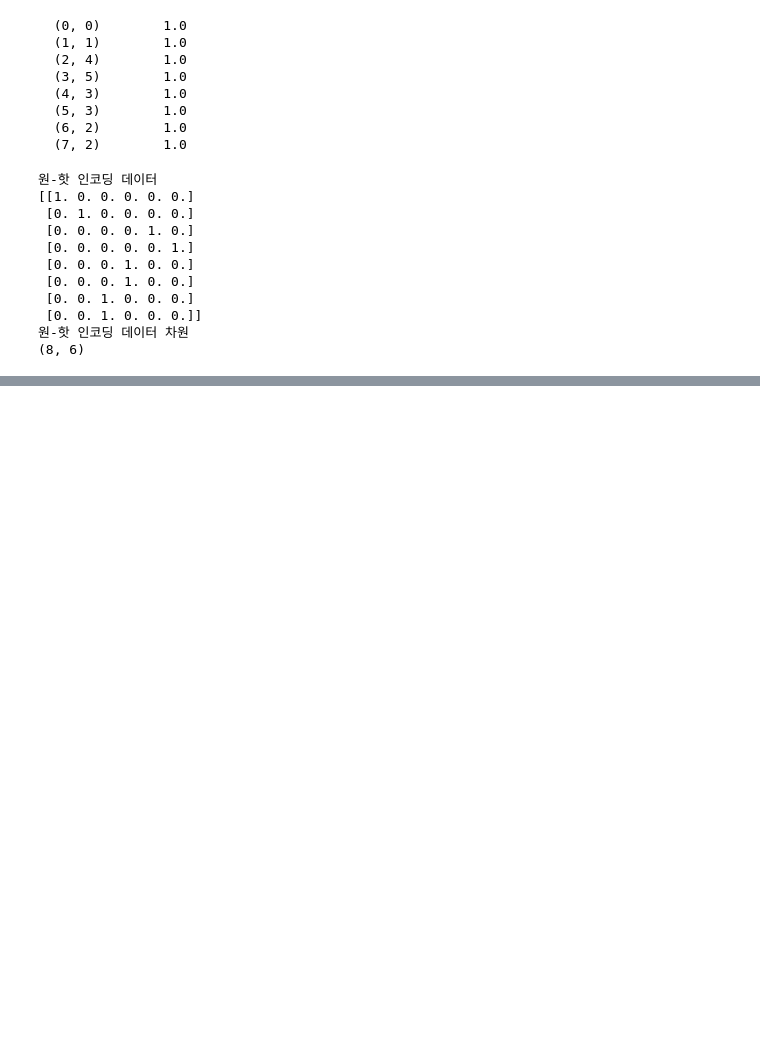
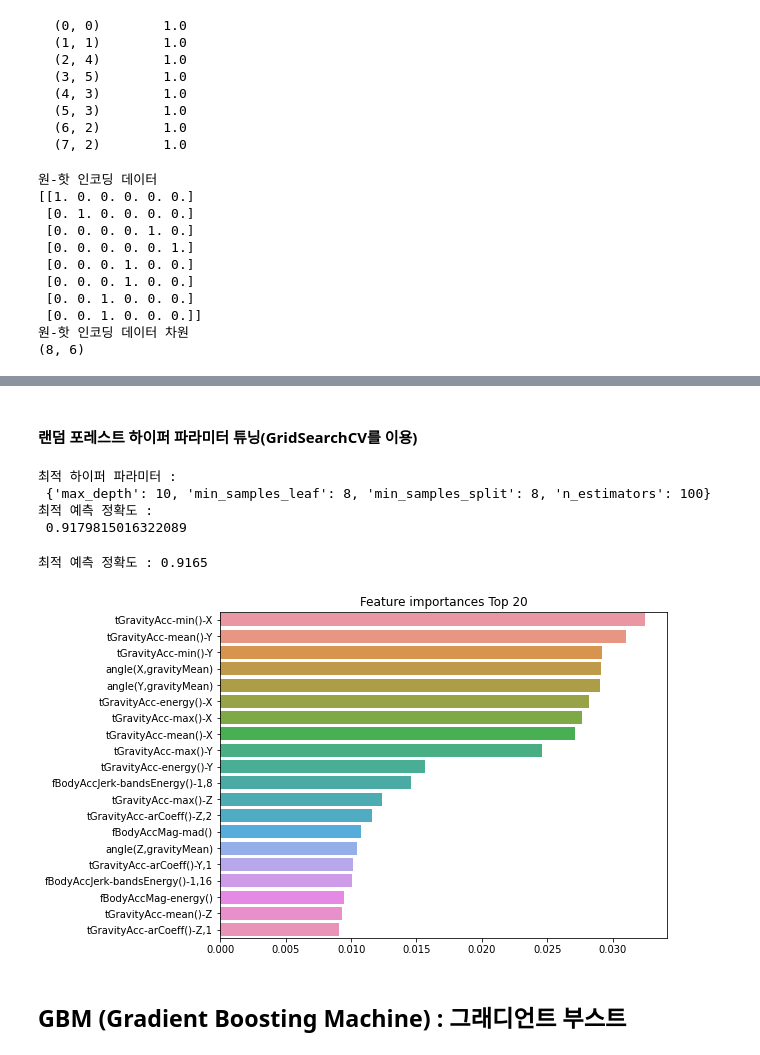
Before and after one commit to cabbi120101/TIL, a Jupyter notebook: ML/자습ML.ipynb, the cells around one changed output, grey strips where cells are left out. Saved outputs shown, nothing was run; the diff lists cells and outputs as text; code cells hidden in the pictures; blank space fills up the shorter version.

Commit message:
ML 관련 알고리즘 중 랜덤 포레스트, GBM, XGBoost 해봄, 한의원 갔다가 성재랑 공부함

```diff
--- a/ML/자습ML.ipynb
+++ b/ML/자습ML.ipynb
@@ -816,0 +1337,76 @@ print(oh_labels.shape)
+# %% [markdown]
+#### 랜덤 포레스트 하이퍼 파라미터 튜닝(GridSearchCV를 이용)
+# %%
+from sklearn.model_selection import GridSearchCV
+
+# 테스트 해 볼 데이터를 많이 넣으면 기하급수적으로 늘어남
+params = {
+    'n_estimators' : [100], # 1차적으로 100으로 하고, 나중에 최적화되면 늘려서 최종 예측 수행
+    'max_depth': [6, 8, 10, 12],
+    'min_samples_leaf' : [8, 12, 18],
+    'min_samples_split' : [8, 10, 20]  # 4x3x3 : 36번
+}
+
+rf_clf = RandomForestClassifier(random_state=0, n_jobs=-1)
+
+# n_jobs=-1 : 전체 CPU 콜을 다 활용하라는 것임
+# 개인 PC가 굉장히 많은 수행 성능을 차지하니까 느려짐
+# 길게 걸릴 수 있음
+
+grid_cv = GridSearchCV(rf_clf, param_grid=params, cv=2, n_jobs=-1)
+# cv=2 : 너무 많게 설정하면 실행 시간이 오래 거림 (총 72번 수행 : 36 x 2)
+grid_cv.fit(X_train, y_train)
+
+print('최적 하이퍼 파라미터 :\n', grid_cv.best_params_)
+print('최적 예측 정확도 :\n', grid_cv.best_score_)
+
+# 'max_depth': 10
+# 'min_samples_leaf': 8,
+# 'min_samples_split': 8
+# %% [output]
+최적 하이퍼 파라미터 :
+ {'max_depth': 10, 'min_samples_leaf': 8, 'min_samples_split': 8, 'n_estimators': 100}
+최적 예측 정확도 :
+ 0.9179815016322089
+# %%
+# 튜닝된 하이퍼 파라미터로 재 학습 및 예측 / 평가
+# GridSearchCV로 찾은 최적의 하이퍼 파라미터를
+# 랜덤 포레스트에 적용해서 예측 수행
+
+# n_estimators=300으로 늘임
+# 위 결과의 최적 하이퍼 파라미터를 다 입력해서
+# RandomForestClassifier 초기화키기고
+# 예측 성능 측정
+
+rf_clf = RandomForestClassifier(n_estimators=300, max_depth=10, min_samples_leaf=8, \
+                                min_samples_split=8, random_state=0, n_jobs=-1)
+
+rf_clf.fit(X_train, y_train)
+pred = rf_clf.predict(X_test)
+
+print('최적 예측 정확도 : {0:.4f}'.format(accuracy_score(y_test, pred)))
+
+# 최적 예측 정확도 : 0.9165
+# 정확도가 낮아졌음
+# %% [output]
+최적 예측 정확도 : 0.9165
+# %%
+import matplotlib.pyplot as plt
+import seaborn as sns
+%matplotlib inline
+
+ftr_importances_values = rf_clf.feature_importances_
+ftr_importances = pd.Series(ftr_importances_values,index=X_train.columns)
+# sort_values() 쉽게 하기 위해서 시리즈로 만들고,
+# 최고 중요도가 높은 20개 피처들만 추출
+ftr_top20 = ftr_importances.sort_values(ascending=False)[:20]
+
+plt.figure(figsize=(8,6))
+plt.title('Feature importances Top 20')
+# x축은 중요도 값, y축은 ftr_top20 시리즈의 index
+sns.barplot(x=ftr_top20 , y = ftr_top20.index)
+plt.show()
+# %% [output]
+[figure, added]
+# %% [markdown]
+## GBM (Gradient Boosting Machine) : 그래디언트 부스트
```
Also changed, not shown: parts of 54 cells of this notebook.
